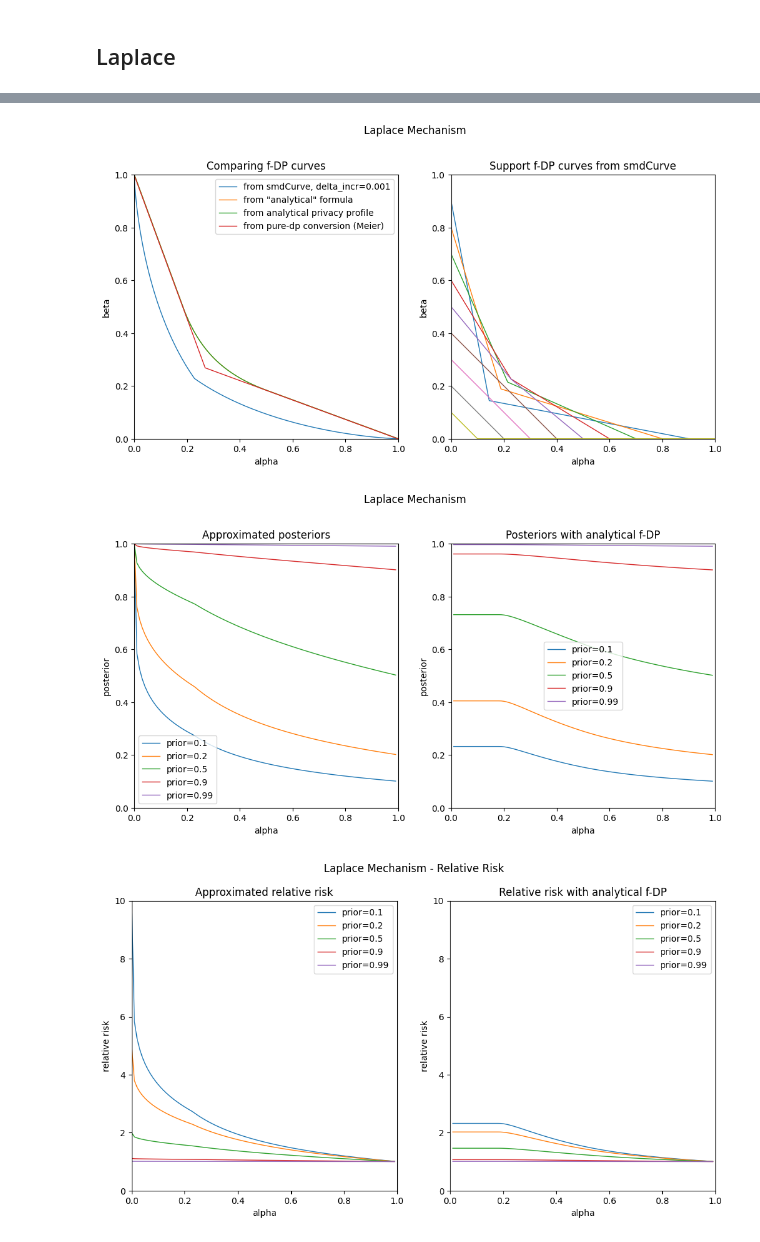
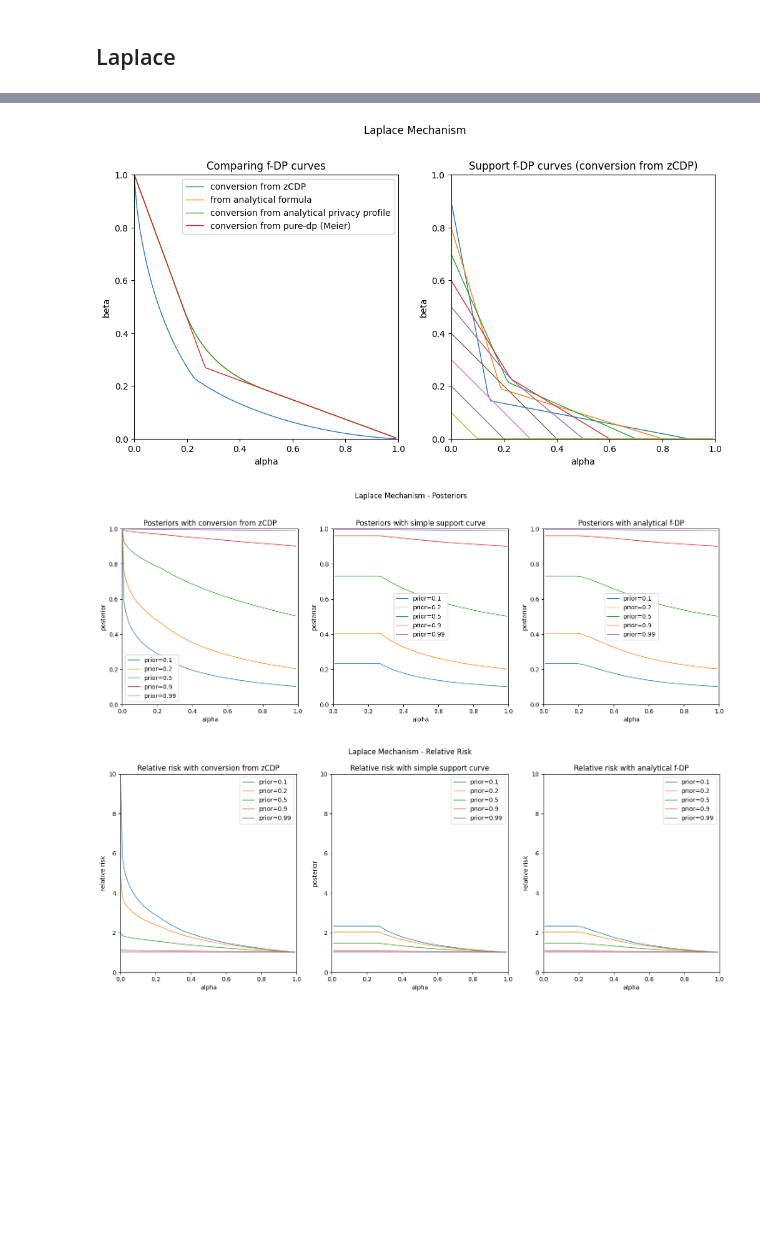
Before and after one commit to damienbfs/opendp-relative-risk, a Jupyter notebook: distances.ipynb, the cells around one changed output, grey strips where cells are left out. Cells and saved outputs as stored; diff of their text form; code cells hidden in the pictures; blank space fills up the shorter version.

```diff
--- a/distances.ipynb
+++ b/distances.ipynb
@@ -323,10 +335,10 @@ for prior in priors:
 # %%
 import matplotlib.pyplot as plt
 
-fig, ((ax1, ax2), (ax3, ax4)) = plt.subplots(2, 2, figsize=(12, 12))
+fig, (ax1, ax3, ax4, ax2) = plt.subplots(1, 4, figsize=(20, 6))
 fig.suptitle("Gaussian Mechanism - Relative Risk")
 
-ax1.set_title('Relative risk with smdCurve')
+ax1.set_title('from zCDP')
 for i in range(0, len(rrisk_gaussian)):
     ax1.plot(alphas, rrisk_gaussian[i], label=f"prior={priors[i]}", marker='', linewidth=1)
 ax1.set_xlabel('alpha')
@@ -336,7 +348,7 @@ ax1.set_xlim(0, 1)
 ax1.set_ylim(0, 10)
 #ax1.set_aspect('equal')
 
-ax2.set_title('Relative risk with analytical f-DP')
+ax2.set_title('with analytical f-DP')
 for i in range(0, len(rrisk_gaussian)):
     ax2.plot(alphas, rrisk_analytical_gaussian[i], label=f"prior={priors[i]}", marker='', linewidth=1)
 ax2.set_xlabel('alpha')
@@ -346,7 +358,7 @@ ax2.set_ylim(0, 10)
 ax2.legend()
 #ax2.set_aspect('equal')
 
-ax3.set_title('Relative risk with discrete Gaussian (from IBM)')
+ax3.set_title('with discrete Gaussian')
 for i in range(0, len(rrisk_gaussian)):
     ax3.plot(alphas, rrisk_discrete_gaussian[i], label=f"prior={priors[i]}", marker='', linewidth=1)
 ax3.set_xlabel('alpha')
@@ -356,7 +368,7 @@ ax3.set_ylim(0, 10)
 ax3.legend()
 #ax3.set_aspect('equal')
 
-ax4.set_title('Relative risk with discrete Gaussian in Z*2^k')
+ax4.set_title('with discrete Gaussian (k=-4)')
 for i in range(0, len(posteriors_gaussian)):
     ax4.plot(alphas, rrisk_discrete_gaussian_k4[i], label=f"prior={priors[i]}", marker='', linewidth=1)
 ax4.set_xlabel('alpha')
@@ -386,16 +452,14 @@ privacy_profile_laplace_approx_epsilons = [laplace_smd_curve.epsilon(delta) for
 # %%
 import matplotlib.pyplot as plt
-
-alphas = np.arange(0, 1, 0.001)
 
 fig, (ax1, ax2) = plt.subplots(1, 2, figsize=(12, 6))
 fig.suptitle("Laplace Mechanism")
 
 # from smdCurve vs analytical
-ax1.plot(alphas, betas_laplace_001, label='from smdCurve, delta_incr=0.001', marker='', linewidth=1)
-ax1.plot(alphas, betas_laplace_analytical, label='from \"analytical\" formula', marker='', linewidth=1)
-ax1.plot(alphas, betas_laplace_privacy_profile, label='from analytical privacy profile', marker='', linewidth=1)
-ax1.plot(alphas, betas_laplace_meier_conversion, label='from pure-dp conversion (Meier)', marker='', linewidth=1)
+ax1.plot(alphas, betas_laplace_001, label='conversion from zCDP', marker='', linewidth=1)
+ax1.plot(alphas, betas_laplace_analytical, label='from analytical formula', marker='', linewidth=1)
+ax1.plot(alphas, betas_laplace_privacy_profile, label='conversion from analytical privacy profile', marker='', linewidth=1)
+ax1.plot(alphas, betas_laplace_meier_conversion, label='conversion from pure-dp (Meier)', marker='', linewidth=1)
 ax1.set_xlabel('alpha')
 ax1.set_ylabel('beta')
 ax1.set_xlim(0, 1)
@@ -412,7 +476,7 @@ ax2.set_xlabel('alpha')
 ax2.set_ylabel('beta')
 ax2.set_xlim(0, 1)
 ax2.set_ylim(0, 1)
-ax2.set_title('Support f-DP curves from smdCurve')
+ax2.set_title('Support f-DP curves (conversion from zCDP)')
 #ax2.legend()
 ax2.set_aspect('equal')
 
@@ -420,9 +484,8 @@ ax2.set_aspect('equal')
 
 plt.show()
 # %% [output]
-[figure, old version]
+[figure, new version]
 # %%
-alphas = np.arange(0, 1, 0.01)
 deltas = np.arange(0.001, 1, 0.001)
 priors = [0.1, 0.2, 0.5, 0.9, 0.99]
 posteriors_laplace = []
@@ -438,41 +501,55 @@ posteriors_analytical_laplace = []
 for prior in priors:
     post = [posterior(alpha, get_tradeoff_laplace(scale=laplace_scale, sensitivity=count_sensitivity), prior) for alpha in alphas]
     posteriors_analytical_laplace.append(post)
+
+posteriors_support_laplace = []
+tradeoff_laplace_support = (lambda alpha: support_tradeoff(alpha, epsilon_laplace, 0))
+for prior in priors:
+    post = [posterior(alpha, tradeoff_laplace_support, prior) for alpha in alphas]
+    posteriors_support_laplace.append(post)
 # %%
 import matplotlib.pyplot as plt
 
-fig, (ax1, ax2) = plt.subplots(1, 2, figsize=(12, 6))
+fig, (ax1, ax3, ax2) = plt.subplots(1, 3, figsize=(18, 6))
 fig.suptitle("Laplace Mechanism - Posteriors")
 
 # from smdCurve vs analytical
 for i in range(0, len(posteriors_laplace)):
     ax1.plot(alphas, posteriors_laplace[i], label=f"prior={priors[i]}", marker='', linewidth=1)
 
 ax1.set_xlabel('alpha')
 ax1.set_ylabel('posterior')
-ax1.set_title('Approximated posteriors')
+ax1.set_title('Posteriors with conversion from zCDP')
 ax1.legend()
 ax1.set_xlim(0, 1)
 ax1.set_ylim(0, 1)
 ax1.set_aspect('equal')
 
 # Support lines
 
 ax2.set_xlabel('alpha')
 ax2.set_ylabel('posterior')
 ax2.set_xlim(0, 1)
 ax2.set_ylim(0, 1)
 ax2.set_title('Posteriors with analytical f-DP')
 for i in range(0, len(posteriors_laplace)):
     ax2.plot(alphas, posteriors_analytical_laplace[i], label=f"prior={priors[i]}", marker='', linewidth=1)
 ax2.legend()
 ax2.set_aspect('equal')
 
-# TODO shift f-dp curves
+ax3.set_xlabel('alpha')
+ax3.set_ylabel('posterior')
+ax3.set_xlim(0, 1)
+ax3.set_ylim(0, 1)
+ax3.set_title('Posteriors with simple support curve')
+for i in range(0, len(posteriors_laplace)):
+    ax3.plot(alphas, posteriors_support_laplace[i], label=f"prior={priors[i]}", marker='', linewidth=1)
+ax3.legend()
+ax3.set_aspect('equal')
 
 plt.show()
 # %% [output]
-[figure, old version]
+[figure, new version]
 # %%
 alphas = np.arange(0, 1, 0.01)
 deltas = np.arange(0.001, 1, 0.001)
@@ -493,7 +575,7 @@ for prior in priors:
 # %%
 import matplotlib.pyplot as plt
 
-fig, (ax1, ax2) = plt.subplots(1, 2, figsize=(12, 6))
+fig, (ax1, ax3, ax2) = plt.subplots(1, 3, figsize=(18, 6))
 fig.suptitle("Laplace Mechanism - Relative Risk")
 
 # from smdCurve vs analytical
@@ -502,7 +584,7 @@ for i in range(0, len(rrisk_laplace)):
 
 ax1.set_xlabel('alpha')
 ax1.set_ylabel('relative risk')
-ax1.set_title('Approximated relative risk')
+ax1.set_title('Relative risk with conversion from zCDP')
 ax1.legend()
 ax1.set_xlim(0, 1)
 ax1.set_ylim(0, 10)
@@ -518,6 +600,15 @@ for i in range(0, len(rrisk_laplace)):
     ax2.plot(alphas, rrisk_analytical_laplace[i], label=f"prior={priors[i]}", marker='', linewidth=1)
 ax2.legend()
 
+ax3.set_xlabel('alpha')
+ax3.set_ylabel('posterior')
+ax3.set_xlim(0, 1)
+ax3.set_ylim(0, 10)
+ax3.set_title('Relative risk with simple support curve')
+for i in range(0, len(rrisk_laplace)):
+    ax3.plot(alphas, rrisk_support_laplace[i], label=f"prior={priors[i]}", marker='', linewidth=1)
+ax3.legend()
+
 plt.show()
 # %% [output]
-[figure, old version]
+[figure, new version]
```
Also changed, not shown: parts of 9 cells of this notebook, 5 other files.
